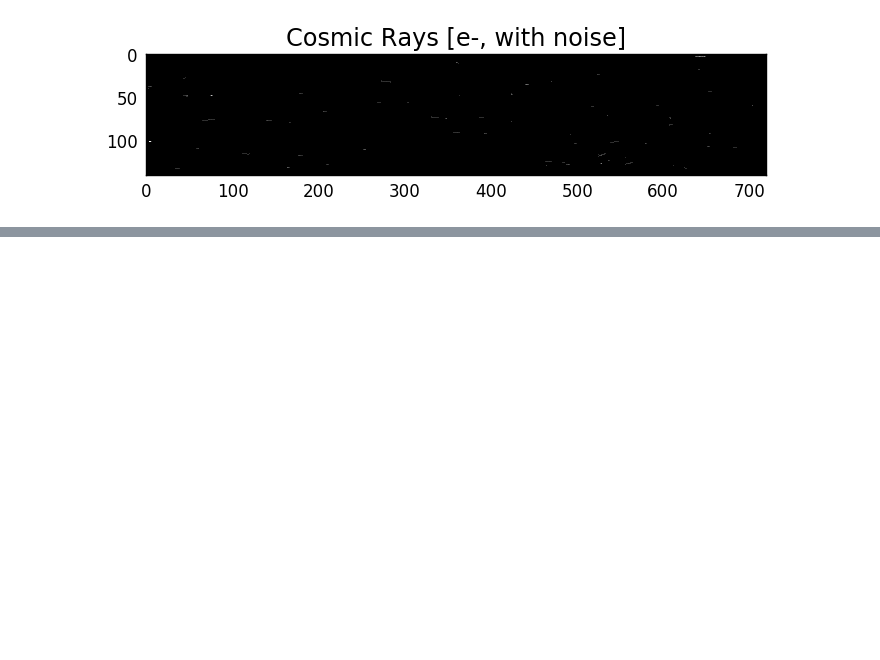
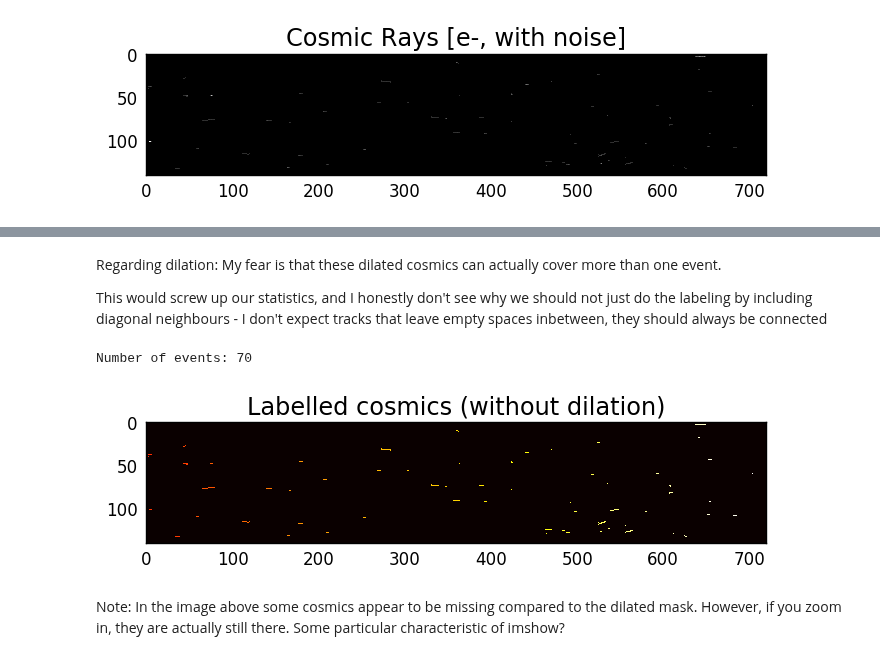
Before and after one commit to asierabreu/cosmics, a Jupyter notebook: analysis/bam_ralf/scrappy_test.ipynb, the cells around one changed output, grey strips where cells are left out. Drawn from its saved outputs; the diff is of its cells as text; code cells hidden in the pictures; blank space fills up the shorter version.

```diff
--- a/analysis/bam_ralf/scrappy_test.ipynb
+++ b/analysis/bam_ralf/scrappy_test.ipynb
@@ -102,0 +121,26 @@ Additionally, I need to find the conversion electrons -> keV
+# %% [markdown]
+Regarding dilation: My fear is that these dilated cosmics can actually cover more than one event.
+
+This would screw up our statistics, and I honestly don't see why we should not just do the labeling by including diagonal neighbours - I don't expect tracks that leave empty spaces inbetween, they should always be connected
+# %%
+# labelling
+
+(labels, ntracks) = ndimage.measurements.label(mask,structure=(np.ones((3,3))))
+#(labels, ntracks) = ndimage.measurements.label(mask,structure=[[0,1,0],[1,1,1],[0,1,0]])
+#(labels, ntracks) = ndimage.measurements.label(dilmask,structure=[[0,1,0],[1,1,1],[0,1,0]])
+
+imlabels = np.copy(labels) # just a copy of the array that's better for seing the labels
+for ii in range(720):
+    for jj in range(140):
+        if labels[ii,jj] >= 1:
+            imlabels[ii,jj]+=1000
+
+plt.imshow(np.rot90(imlabels,1),vmin=950,cmap="hot")
+plt.title("Labelled cosmics (without dilation)")
+plt.grid(False)
+print("Number of events:", ntracks)
+# %% [output]
+Number of events: 70
+[figure, added]
+# %% [markdown]
+Note: In the image above some cosmics appear to be missing compared to the dilated mask. However, if you zoom in, they are actually still there. Some particular characteristic of imshow?
```
Also changed, not shown: parts of 19 cells of this notebook, 1 other file.
